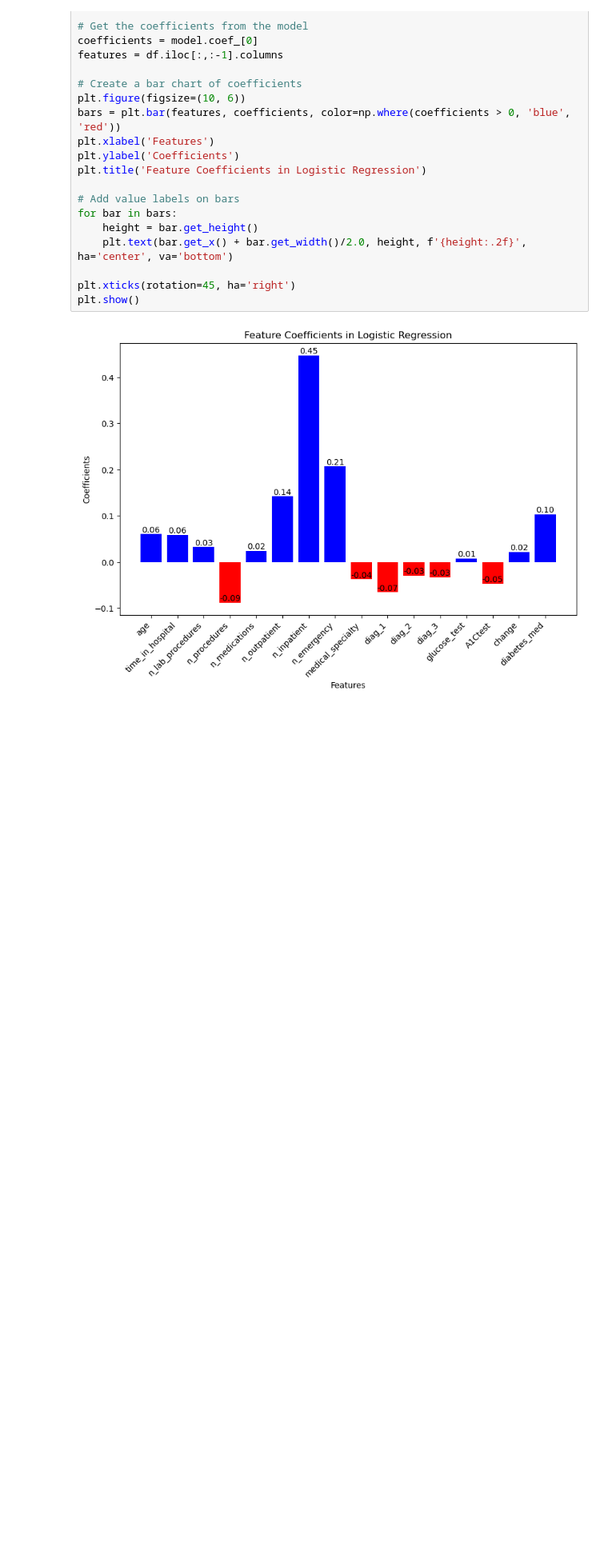
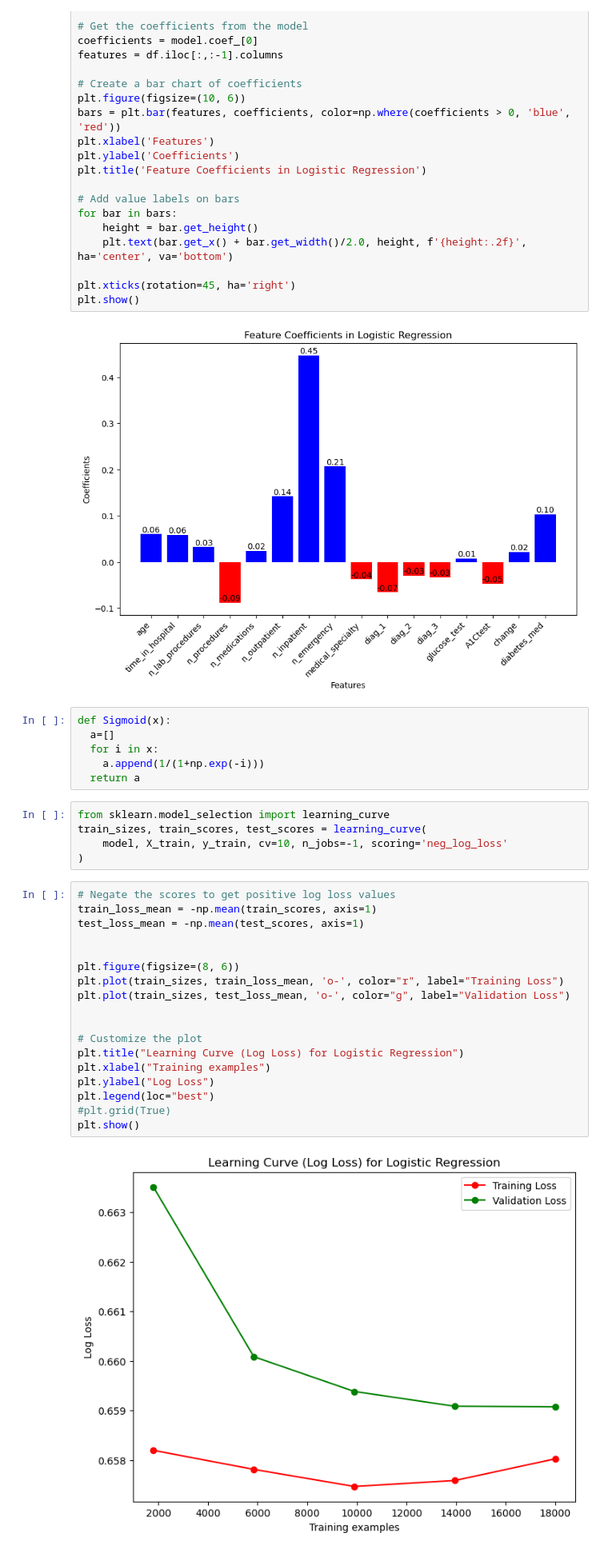
Before and after one commit to srinijalanda93/Machine-learning, a Jupyter notebook: 2448526_lab5.ipynb, the cells around one changed output. Shown at 80% size. Drawn from its saved outputs; the diff is of its cells as text; blank space fills up the shorter version.

```diff
--- a/2448526_lab5.ipynb
+++ b/2448526_lab5.ipynb
@@ -227,3 +227,34 @@ plt.xticks(rotation=45, ha='right')
 plt.show()
 # %% [output]
 [figure]
+# %%
+def Sigmoid(x):
+  a=[]
+  for i in x:
+    a.append(1/(1+np.exp(-i)))
+  return a
+# %%
+from sklearn.model_selection import learning_curve
+train_sizes, train_scores, test_scores = learning_curve(
+    model, X_train, y_train, cv=10, n_jobs=-1, scoring='neg_log_loss'
+)
+# %%
+# Negate the scores to get positive log loss values
+train_loss_mean = -np.mean(train_scores, axis=1)
+test_loss_mean = -np.mean(test_scores, axis=1)
+
+
+plt.figure(figsize=(8, 6))
+plt.plot(train_sizes, train_loss_mean, 'o-', color="r", label="Training Loss")
+plt.plot(train_sizes, test_loss_mean, 'o-', color="g", label="Validation Loss")
+
+
+# Customize the plot
+plt.title("Learning Curve (Log Loss) for Logistic Regression")
+plt.xlabel("Training examples")
+plt.ylabel("Log Loss")
+plt.legend(loc="best")
+#plt.grid(True)
+plt.show()
+# %% [output]
+[figure, added]
```
Also changed, not shown: parts of 1 cell of this notebook, 1 other file.
